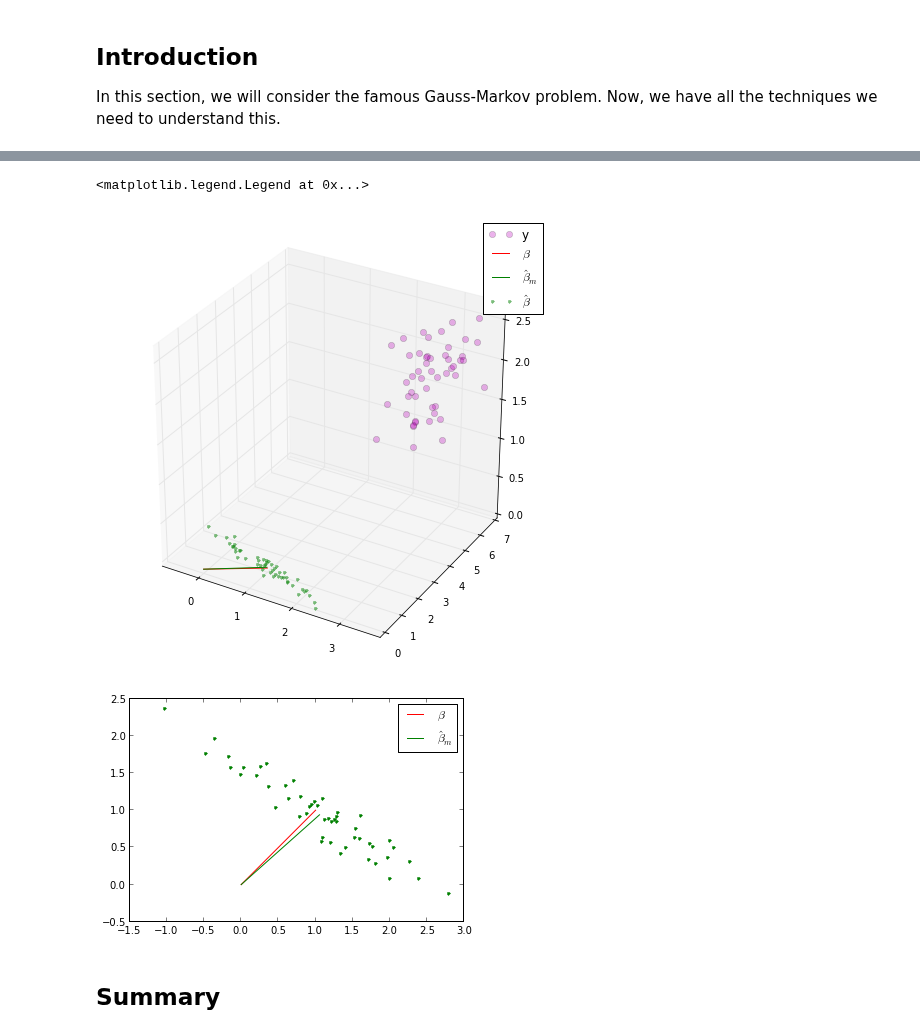
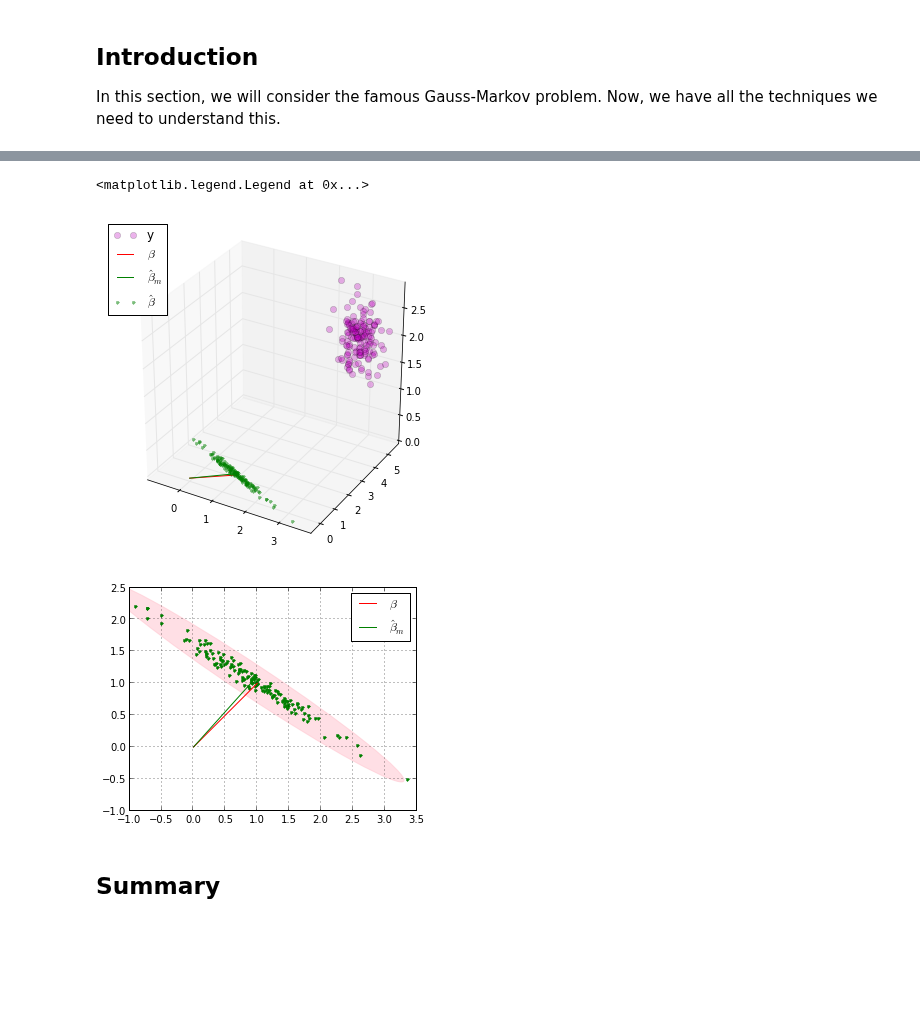
Before and after one commit to unpingco/Python-for-Signal-Processing, a Jupyter notebook: Gauss_Markov.ipynb, the cells around one changed output, grey strips where cells are left out. Drawn from its saved outputs; the diff is of its cells as text; code cells hidden in the pictures; blank space fills up the shorter version.

Commit message:
Gauss markov graphics

```diff
--- a/Gauss_Markov.ipynb
+++ b/Gauss_Markov.ipynb
@@ -56,25 +59,27 @@ It's easy when you have all of the concepts lined up!
 # %%
 from mpl_toolkits.mplot3d import proj3d
+from numpy.linalg import inv
 import matplotlib.pyplot as plt
 import numpy as np
 from numpy import matrix, linalg, ones, array
 
-Q = np.eye(3)*.15
-Q[1,1]=1
+Q = np.eye(3)*.1
+#Q[0,0]=1
 
 beta = matrix(ones((2,1)))
 W = matrix([[1,2],
             [2,3],
             [1,1]])
 
-epsilon = np.random.multivariate_normal((0,0,0),Q,50).T
+ntrials = 150
+epsilon = np.random.multivariate_normal((0,0,0),Q,ntrials).T
 y=W*beta+epsilon
 
-K=linalg.inv(W.T*linalg.inv(Q)*W)*matrix(W.T)*linalg.inv(Q)
+K=inv(W.T*inv(Q)*W)*matrix(W.T)*inv(Q)
 b=K*y #estimated beta from data
 
 fig = plt.figure()
-fig.set_size_inches([8,8])
+fig.set_size_inches([6,6])
 
 bb = array(b)
 bm = bb.mean(1)
@@ -88,17 +93,31 @@ ax.plot3D(bb[0,:],bb[1,:],0*bb[1,:],'.g',alpha=0.5,lw=3,label=r'$\hat{\beta}$')
 ax.legend(loc=0)
 # %% [output]
 <matplotlib.legend.Legend at 0x...>
-[figure, old version]
+[figure, new version]
 # %%
+from  matplotlib.patches import Ellipse
+
 fig, ax = subplots()
+
+ax.set_aspect(1)
 ax.plot(bb[0,:],bb[1,:],'g.')
 ax.plot([beta[0,0],0],[beta[1,0],0],'r-',label=r'$\beta$')
 ax.plot([bm[0],0],[bm[1],0],'g-',lw=1,label=r'$\hat{\beta}_m$')
 ax.legend(loc=0)
+ax.grid()
+
+bm_cov = inv(W.T*Q*W)
+U,S,V = linalg.svd(bm_cov)
+
+err = np.sqrt((matrix(bm))*(bm_cov)*(matrix(bm).T))
+theta = arccos(u[0,1])/pi*180-90
+
+ax.add_patch(Ellipse(bm,err*2/sqrt(S[0]),err*2/sqrt(S[1])
+                       ,angle=theta,color='pink',alpha=0.5))
 
 plt.show()
 # %% [output]
-[figure, old version]
+[figure, new version]
 # %% [markdown]
 ## Summary
 # %% [markdown]
```
Also changed, not shown: parts of 1 cell of this notebook.
